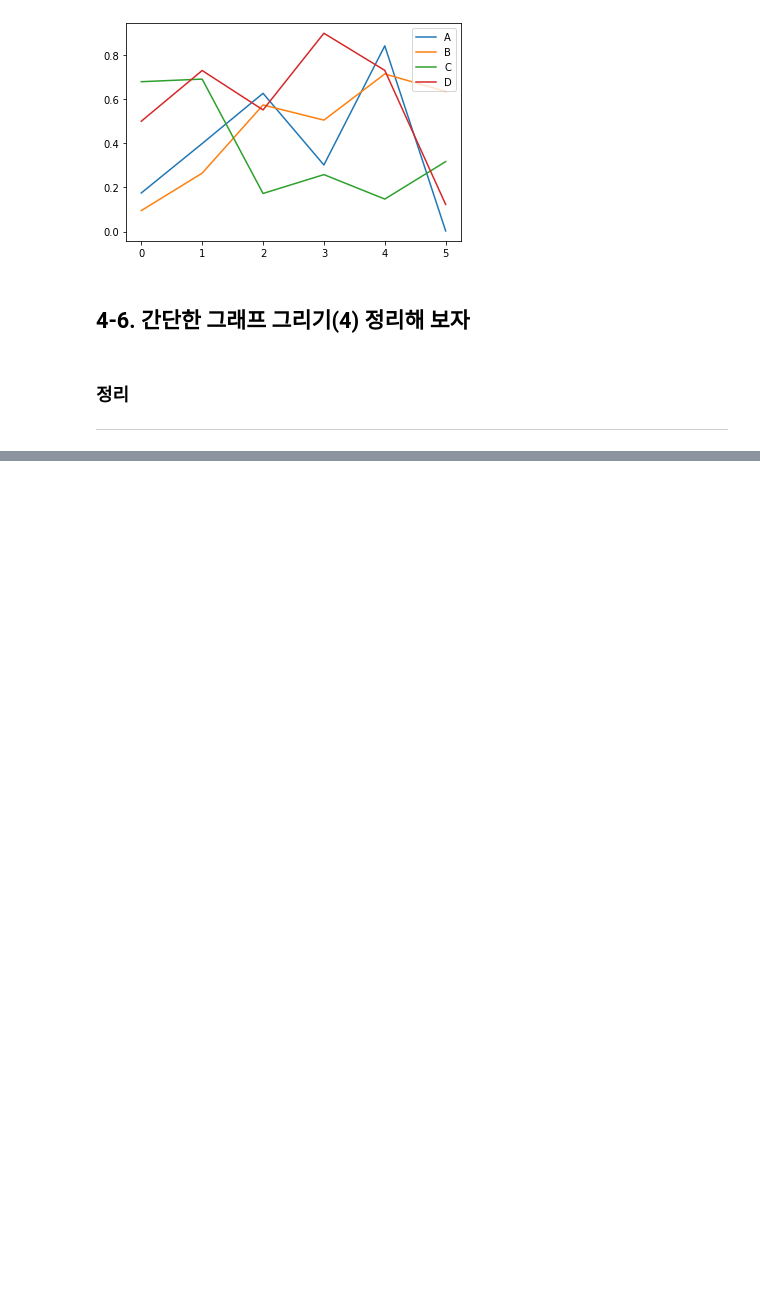
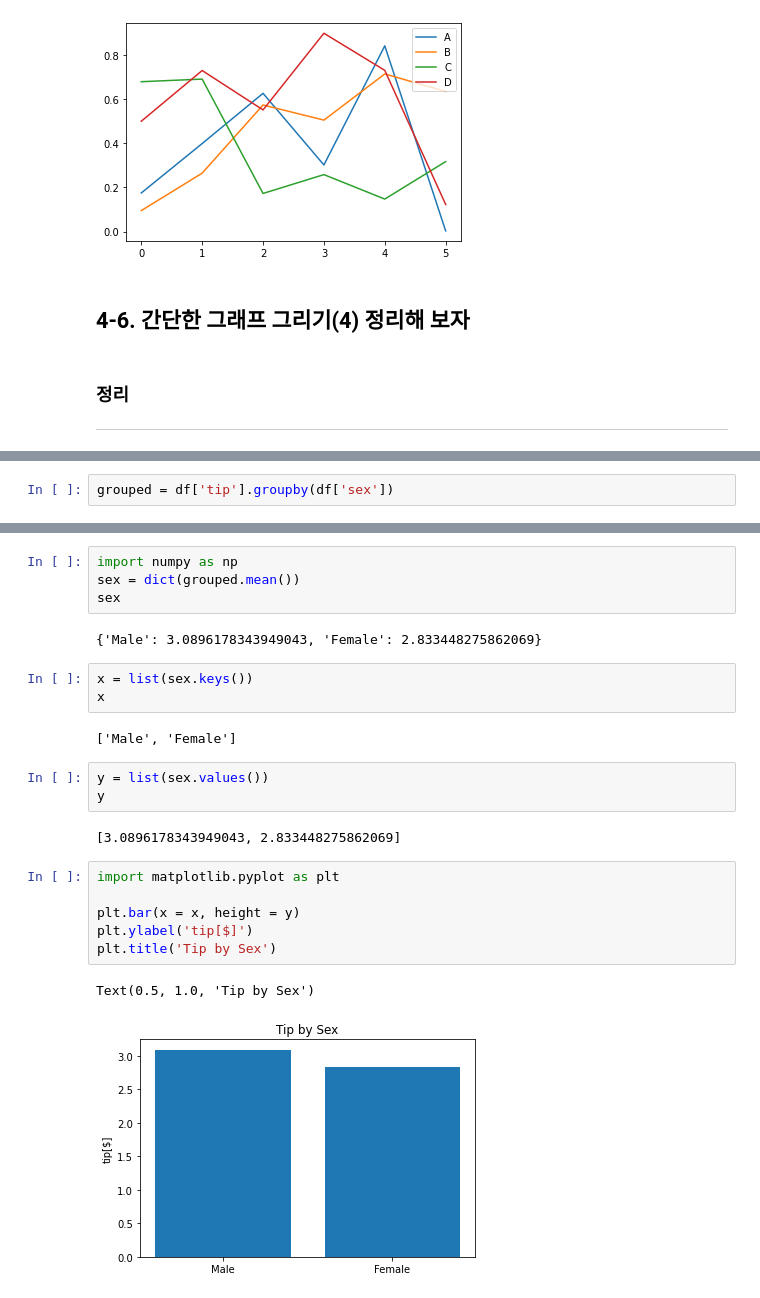
Before and after one commit to hyungminkimdev/aiffel, a Jupyter notebook: 240523-data-visualization/Data Visualization.ipynb, the cells around one changed output, grey strips where cells are left out. Drawn from its saved outputs; the diff is of its cells as text; blank space fills up the shorter version.

```diff
--- a/240523-data-visualization/Data Visualization.ipynb
+++ b/240523-data-visualization/Data Visualization.ipynb
@@ -311,0 +433,2 @@ plt.show()
+# %%
+grouped = df['tip'].groupby(df['sex'])
@@ -311,0 +449,25 @@ plt.show()
+# %%
+import numpy as np
+sex = dict(grouped.mean())
+sex
+# %% [output]
+{'Male': 3.0896178343949043, 'Female': 2.833448275862069}
+# %%
+x = list(sex.keys())
+x
+# %% [output]
+['Male', 'Female']
+# %%
+y = list(sex.values())
+y
+# %% [output]
+[3.0896178343949043, 2.833448275862069]
+# %%
+import matplotlib.pyplot as plt
+
+plt.bar(x = x, height = y)
+plt.ylabel('tip[$]')
+plt.title('Tip by Sex')
+# %% [output]
+Text(0.5, 1.0, 'Tip by Sex')
+[figure, added]
```
Also changed, not shown: parts of 26 cells of this notebook.
